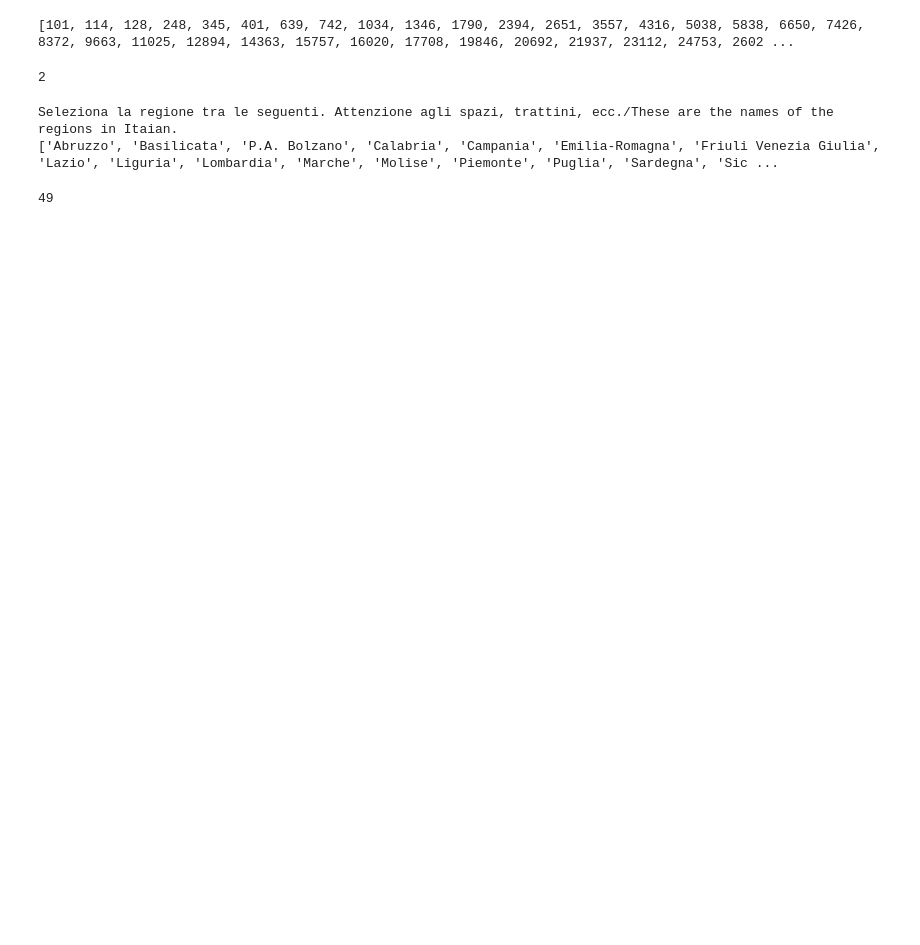
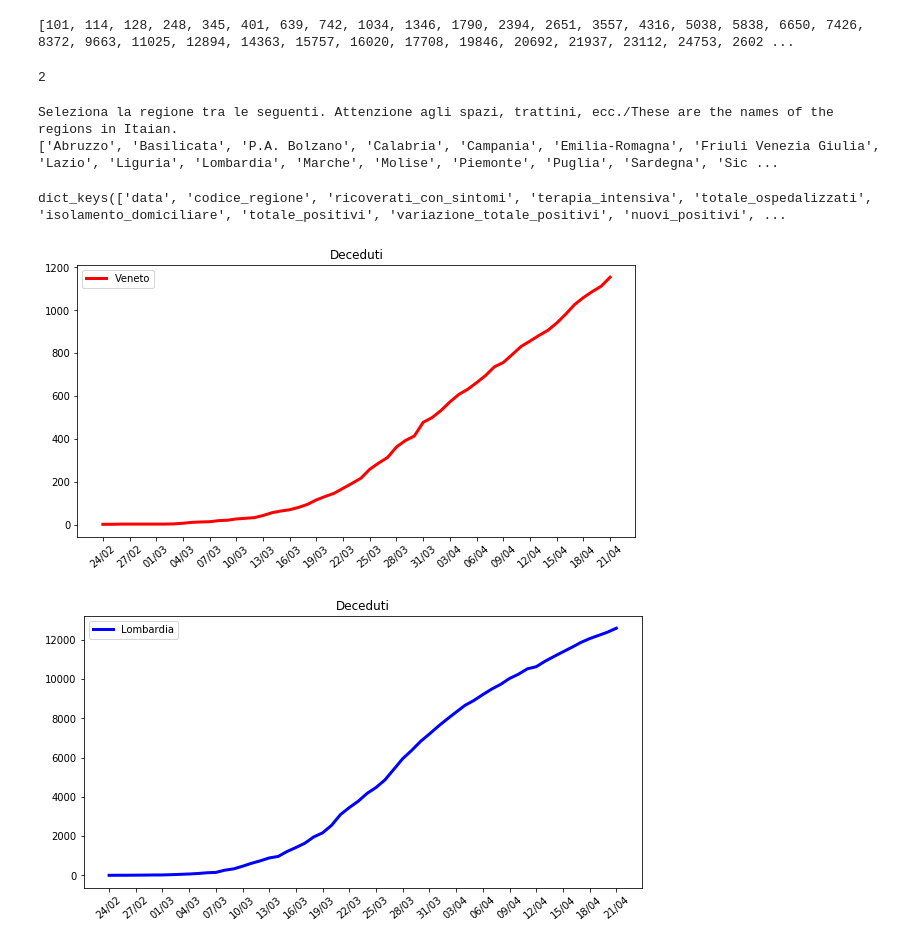
Before and after one commit to FReina/COVID-19, a Jupyter notebook: drawing board.ipynb, the cells around one changed output. Cells and saved outputs as stored; diff of their text form; code cells hidden in the pictures; blank space fills up the shorter version.

```diff
--- a/drawing board.ipynb
+++ b/drawing board.ipynb
@@ -27,4 +25,27 @@ masso = fr.data_loader_region('.\dati-regioni\dpc-covid19-ita-regioni.csv','Abru
-# %%
-len(masso['codice_regione'])
-# %% [output]
-49
+# %%
+Ven = fr.data_loader_region('.\dati-regioni\dpc-covid19-ita-regioni.csv','Veneto')
+Lom = fr.data_loader_region('.\dati-regioni\dpc-covid19-ita-regioni.csv','Lombardia')
+Piem = fr.data_loader_region('.\dati-regioni\dpc-covid19-ita-regioni.csv','Piemonte')
+# %%
+Lom.keys()
+# %% [output]
+dict_keys(['data', 'codice_regione', 'ricoverati_con_sintomi', 'terapia_intensiva', 'totale_ospedalizzati', 'isolamento_domiciliare', 'totale_positivi', 'variazione_totale_positivi', 'nuovi_positivi', ...
+# %%
+import matplotlib.pyplot as plt
+
+plt.figure(figsize = (10,5))
+plt.plot(Ven['data'],Ven['deceduti'],c = 'red', lw= 3,label = 'Veneto')
+plt.xticks(Lom['data'][::3],rotation = 40)
+plt.title('Deceduti')
+plt.legend()
+plt.show()
+plt.figure(figsize = (10,5))
+plt.plot(Lom['data'],Lom['deceduti'],c = 'blue', lw= 3,label = 'Lombardia')
+#plt.plot(Piem['data'],Piem['totale_casi'],c = 'green', lw= 3,label = 'Piemonte')
+plt.xticks(Lom['data'][::3],rotation = 40)
+plt.title('Deceduti')
+plt.legend()
+plt.show()
+# %% [output]
+[figure, added]
+[figure, added]
```
Also changed, not shown: parts of 1 cell of this notebook.
